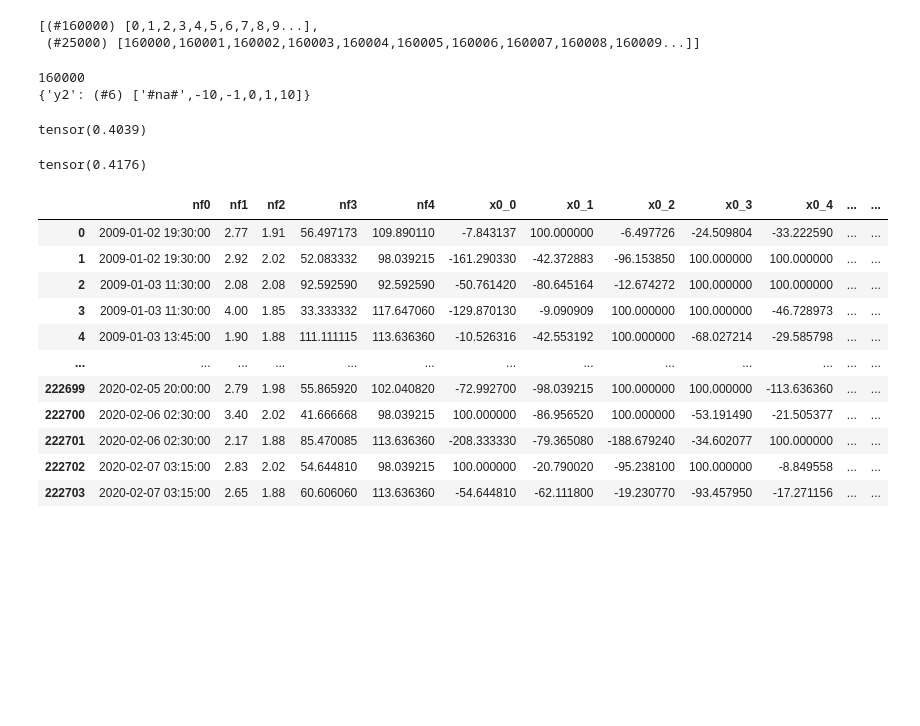
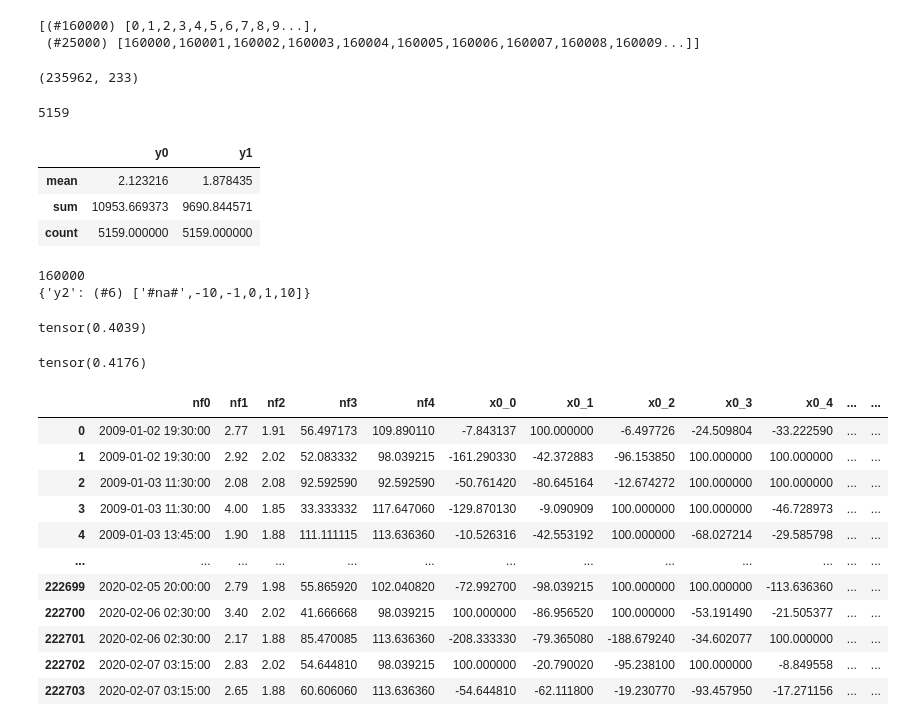
Before and after one commit to Takezo87/torchtools, a Jupyter notebook: _300_evaluation.ipynb, the cells around one changed output. Cells and saved outputs as stored; diff of their text form; code cells hidden in the pictures; blank space fills up the shorter version.

```diff
--- a/_300_evaluation.ipynb
+++ b/_300_evaluation.ipynb
@@ -165,6 +185,8 @@ df_results.query('bs==2048').groupby(['bs']+fitting_params+augment_params)[loss_
 # %%
 
 exp_idxs=df_results.query('bs==2048 and max_lr==0.03 and N==2 and (magnitude==0.3)').index.values
+# %%
+exp_idxs = [581, 584]
 # %%
 exp_idxs
 # %% [output]
@@ -183,6 +205,23 @@ splits
 # %% [output]
 [(#160000) [0,1,2,3,4,5,6,7,8,9...],
  (#25000) [160000,160001,160002,160003,160004,160005,160006,160007,160008,160009...]]
+# %%
+df_base.shape
+# %% [output]
+(235962, 233)
+# %%
+bet_idxs = np.where(preds_avg>-0.6)[0]
+# %%
+len(bet_idxs)
+# %% [output]
+5159
+# %%
+df_base.iloc[splits[1]].iloc[bet_idxs][['y0', 'y1']].agg(['mean', 'sum', 'count'])
+# %% [output]
+|  | y0 | y1 |
+| mean | 2.123216 | 1.878435 |
+| sum | 10953.669373 | 9690.844571 |
+| count | 5159.000000 | 5159.000000 |
 # %%
 ytrue = yval_for_classification(df_base, splits)
 # %% [output]
```
Also changed, not shown: parts of 11 cells of this notebook, 5 other files.
